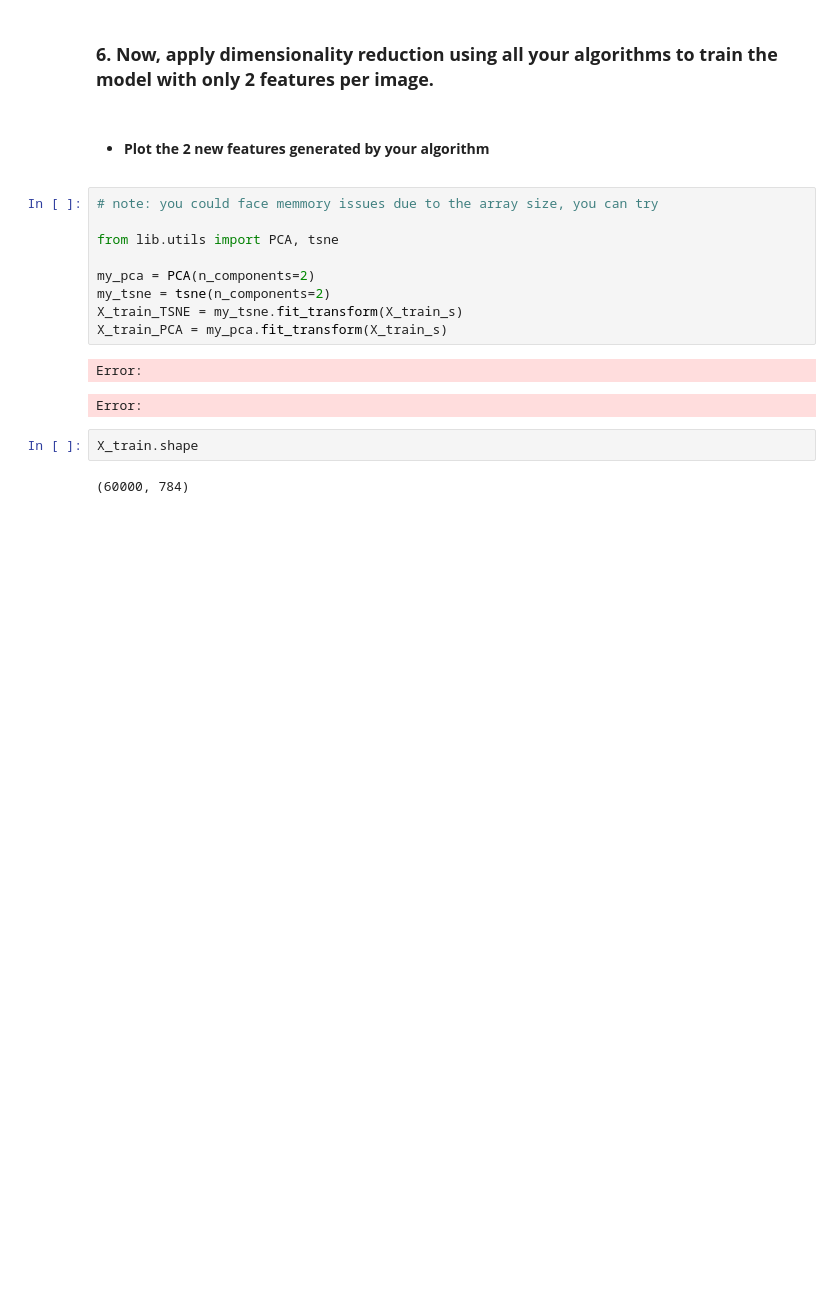
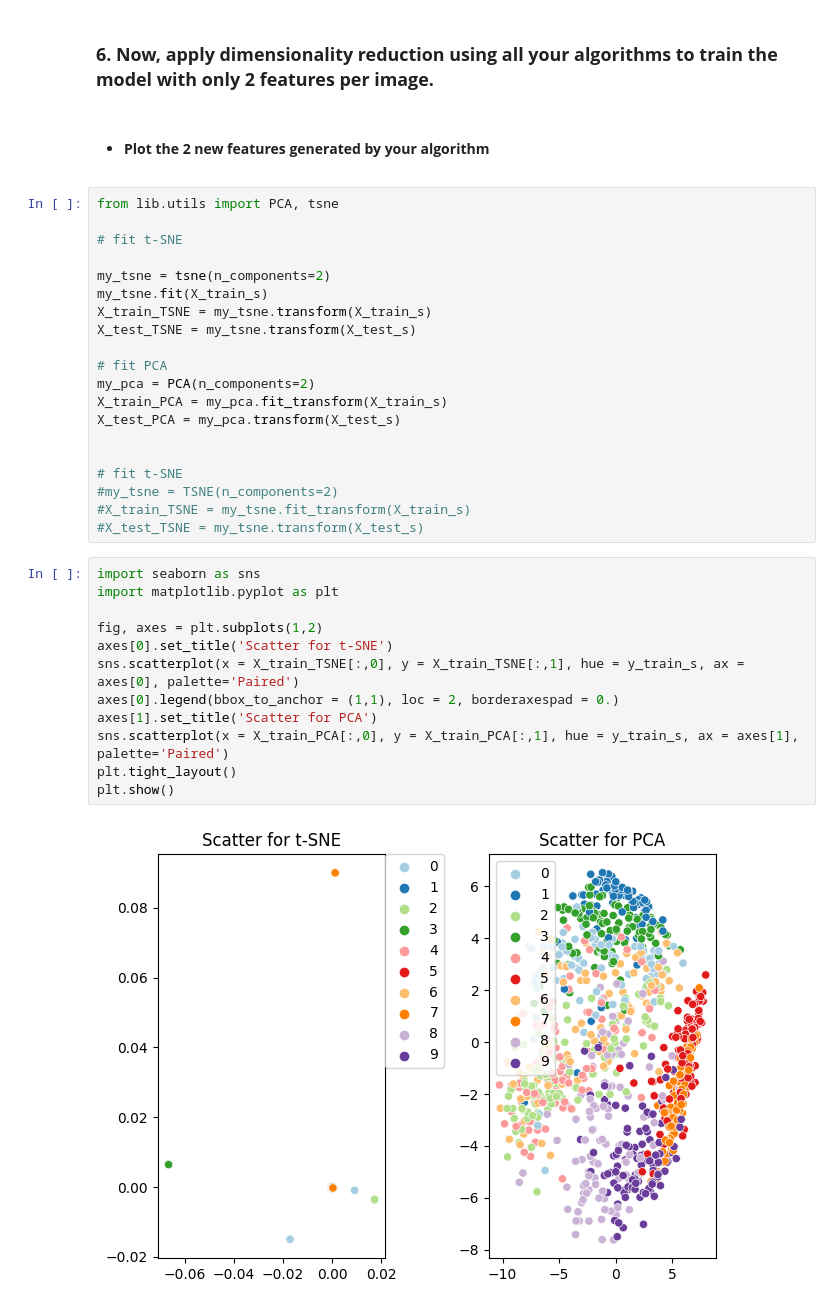
Before and after one commit to jolual2747/unsupervised_learning_workshop1, a Jupyter notebook: wokshop_development.ipynb, the cells around one changed output. Drawn from its saved outputs; the diff is of its cells as text; blank space fills up the shorter version.

```diff
--- a/wokshop_development.ipynb
+++ b/wokshop_development.ipynb
@@ -294,19 +287,37 @@ weighted avg       0.83      0.83      0.83     10000
 ### **6. Now, apply dimensionality reduction using all your algorithms to train the model with only 2 features per image.**
 # %% [markdown]
 - #### **Plot the 2 new features generated by your algorithm**
-# %%
-# note: you could face memmory issues due to the array size, you can try
-
-from lib.utils import PCA, tsne
-
-my_pca = PCA(n_components=2)
-my_tsne = tsne(n_components=2)
-X_train_TSNE = my_tsne.fit_transform(X_train_s)
-X_train_PCA = my_pca.fit_transform(X_train_s)
-# %% [output]
-Error:
-Error:
-# %%
-X_train.shape
-# %% [output]
-(60000, 784)
+# %%
+from lib.utils import PCA, tsne
+
+# fit t-SNE
+
+my_tsne = tsne(n_components=2)
+my_tsne.fit(X_train_s)
+X_train_TSNE = my_tsne.transform(X_train_s)
+X_test_TSNE = my_tsne.transform(X_test_s)
+
+# fit PCA
+my_pca = PCA(n_components=2)
+X_train_PCA = my_pca.fit_transform(X_train_s)
+X_test_PCA = my_pca.transform(X_test_s)
+
+
+# fit t-SNE
+#my_tsne = TSNE(n_components=2)
+#X_train_TSNE = my_tsne.fit_transform(X_train_s)
+#X_test_TSNE = my_tsne.transform(X_test_s)
+# %%
+import seaborn as sns
+import matplotlib.pyplot as plt
+
+fig, axes = plt.subplots(1,2)
+axes[0].set_title('Scatter for t-SNE')
+sns.scatterplot(x = X_train_TSNE[:,0], y = X_train_TSNE[:,1], hue = y_train_s, ax = axes[0], palette='Paired')
+axes[0].legend(bbox_to_anchor = (1,1), loc = 2, borderaxespad = 0.)
+axes[1].set_title('Scatter for PCA')
+sns.scatterplot(x = X_train_PCA[:,0], y = X_train_PCA[:,1], hue = y_train_s, ax = axes[1], palette='Paired')
+plt.tight_layout()
+plt.show()
+# %% [output]
+[figure, added]
```
Also changed, not shown: parts of 13 cells of this notebook, 5 other files.
